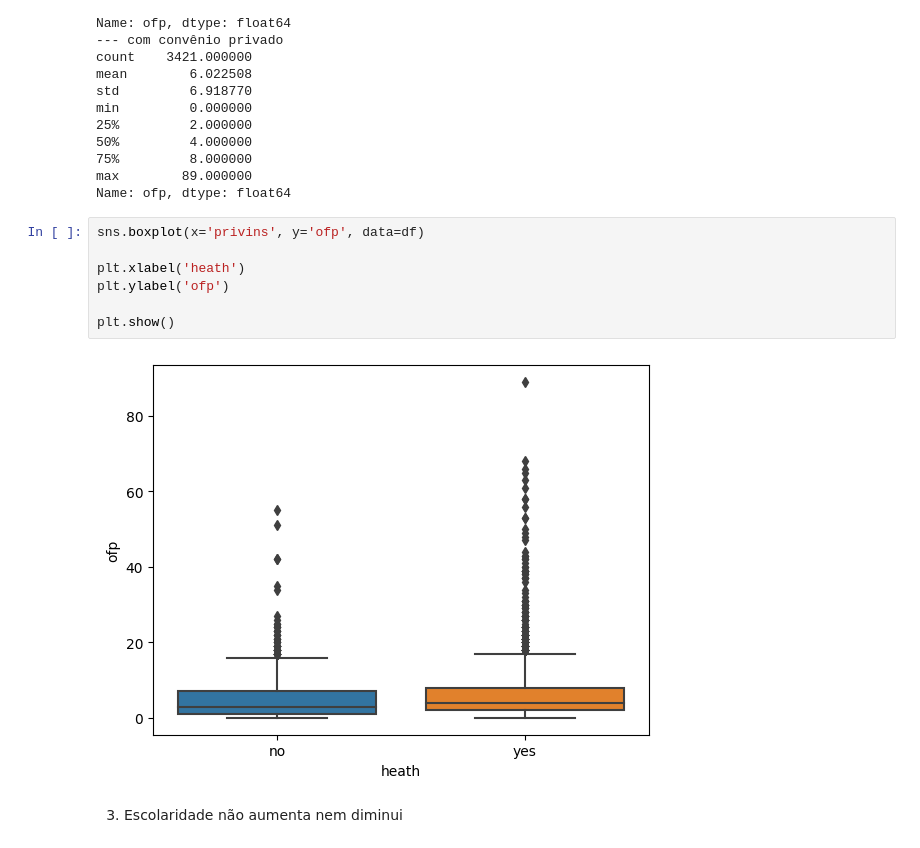
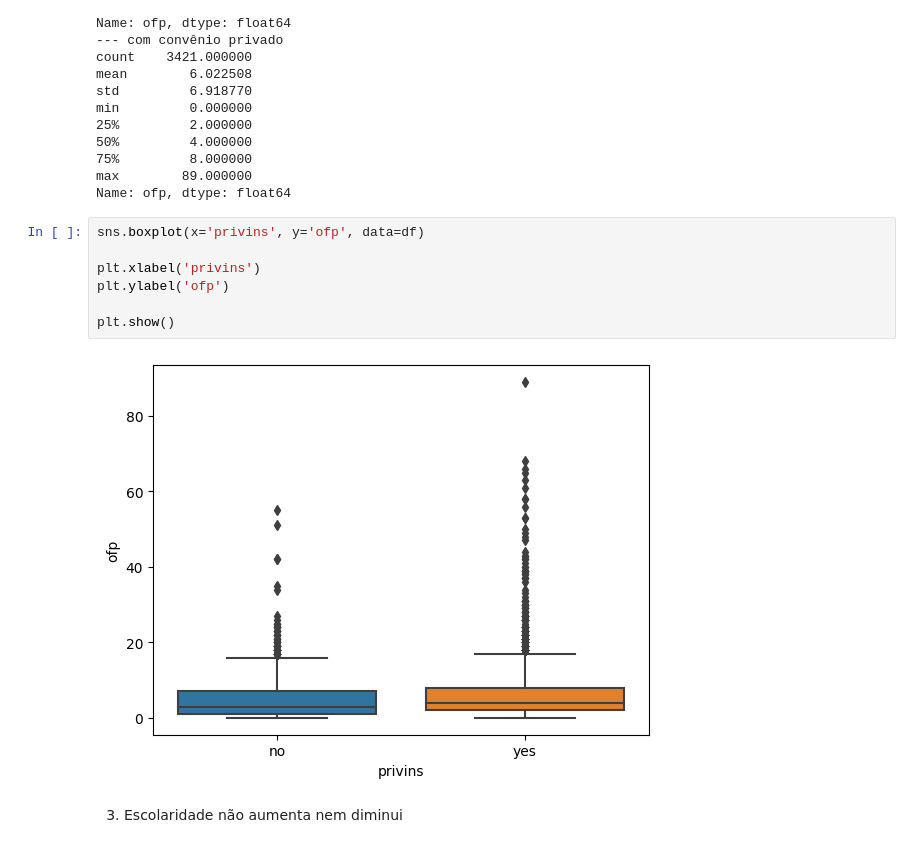
Before and after one commit to laryyssa/Aprendizado-de-Maquina-na-Saude, a Jupyter notebook: atv4_regressao-poisson/main.ipynb, the cells around one changed output. Cells and saved outputs as stored; diff of their text form.

```diff
--- a/atv4_regressao-poisson/main.ipynb
+++ b/atv4_regressao-poisson/main.ipynb
@@ -171,12 +171,12 @@ Name: ofp, dtype: float64
 # %%
 sns.boxplot(x='privins', y='ofp', data=df)
 
-plt.xlabel('heath')
+plt.xlabel('privins')
 plt.ylabel('ofp')
 
 plt.show()
 # %% [output]
-[figure, old version]
+[figure, new version]
 # %% [markdown]
 3. Escolaridade não aumenta nem diminui
 # %%
```
Also changed, not shown: parts of 1 cell of this notebook.
